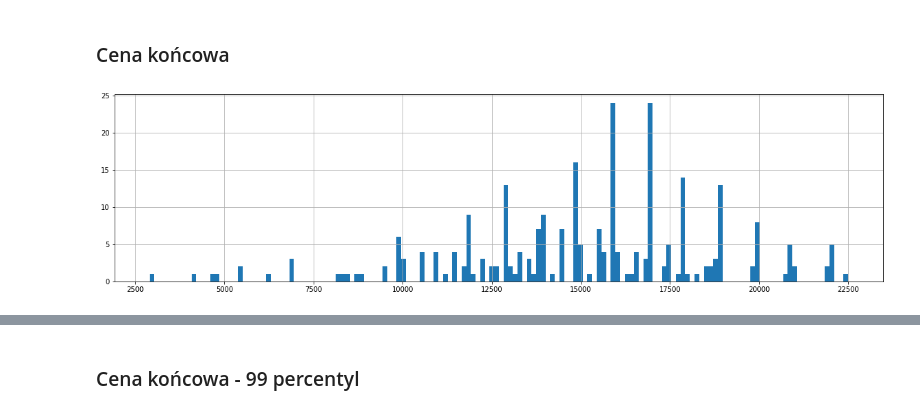
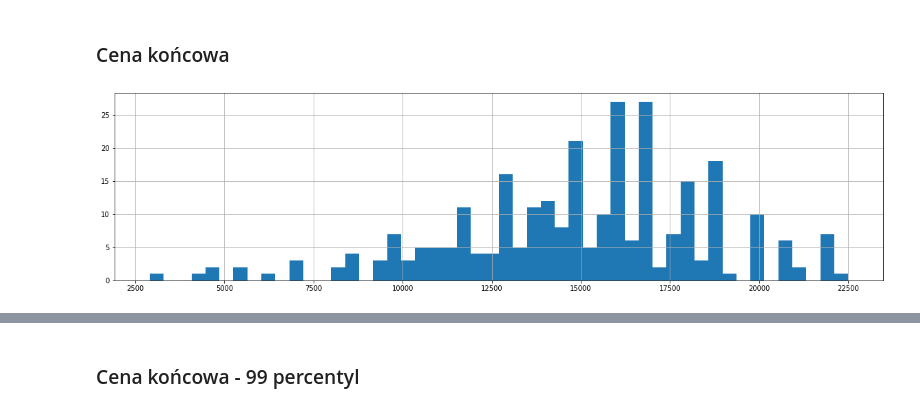
Before and after one commit to mgurg/py_otomoto, a Jupyter notebook: py_otomoto.ipynb, the cells around one changed output, grey strips where cells are left out. Drawn from its saved outputs; the diff is of its cells as text; code cells hidden in the pictures.

```diff
--- a/py_otomoto.ipynb
+++ b/py_otomoto.ipynb
@@ -203,10 +242,10 @@ plt.show()
 # %% [markdown]
 ### Cena końcowa
 # %%
-df['price'].hist(bins=150,figsize=(20,5))
+df['price'].hist(bins=50,figsize=(20,5))
 plt.show()
 # %% [output]
-[figure, old version]
+[figure, new version]
 # %%
 filter_max = np.percentile(df['price'],99)
 filter_max
```
Also changed, not shown: parts of 26 cells of this notebook, 11 other files.
